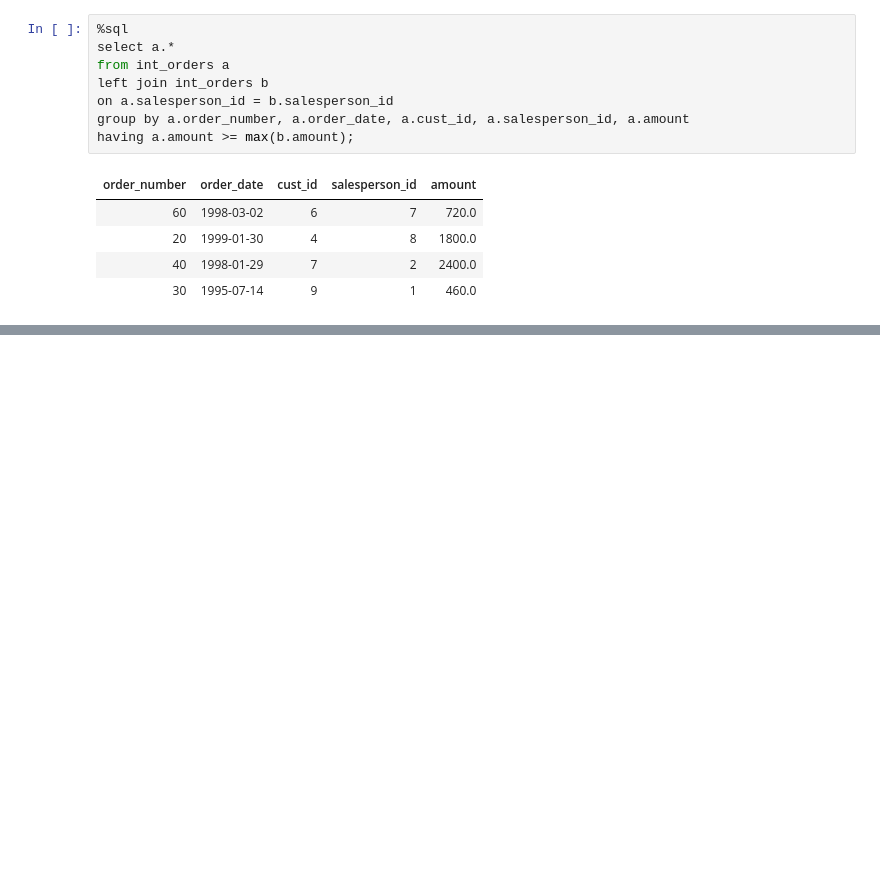
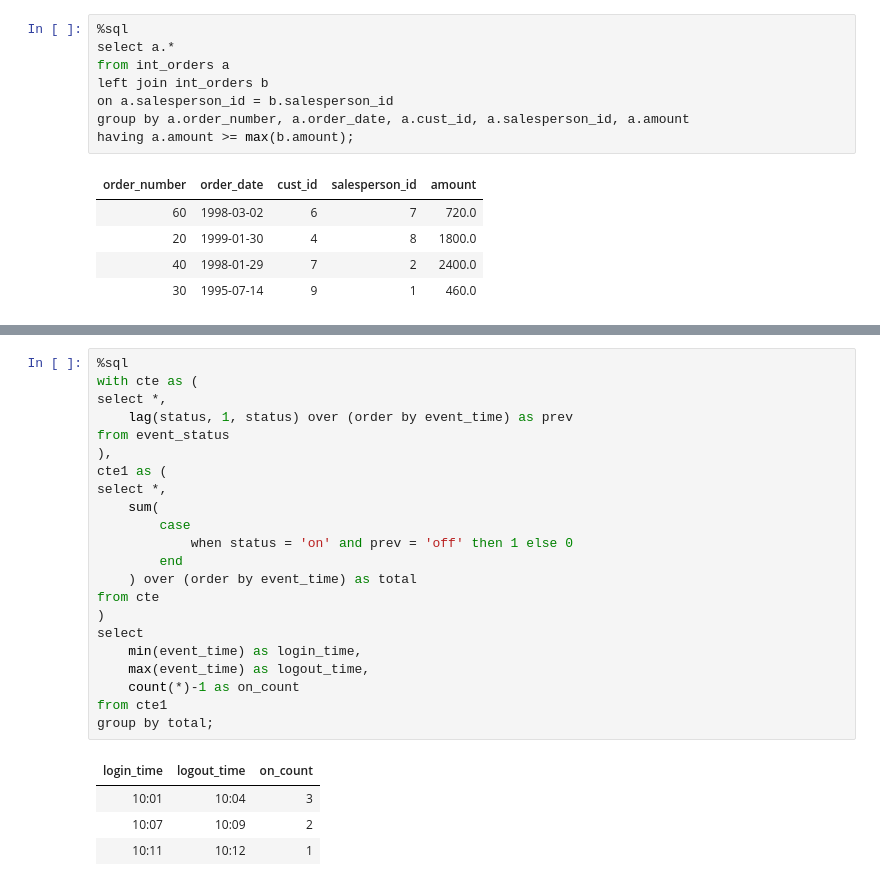
Before and after one commit to Rupam-1/SQL-Pyspark-practise_youtube, a Jupyter notebook: 03. SQL - Part2.ipynb, the cells around one changed output, grey strips where cells are left out. Saved outputs shown, nothing was run; the diff lists cells and outputs as text; blank space fills up the shorter version.

```diff
--- a/03. SQL - Part2.ipynb
+++ b/03. SQL - Part2.ipynb
@@ -1222,0 +1256,27 @@ having a.amount >= max(b.amount);
+# %%
+%sql
+with cte as (
+select *,
+    lag(status, 1, status) over (order by event_time) as prev
+from event_status
+),
+cte1 as (
+select *,
+    sum(
+        case
+            when status = 'on' and prev = 'off' then 1 else 0
+        end
+    ) over (order by event_time) as total
+from cte
+)
+select
+    min(event_time) as login_time,
+    max(event_time) as logout_time,
+    count(*)-1 as on_count
+from cte1
+group by total;
+# %% [output]
+| login_time | logout_time | on_count |
+| 10:01 | 10:04 | 3 |
+| 10:07 | 10:09 | 2 |
+| 10:11 | 10:12 | 1 |
```
Also changed, not shown: parts of 2 cells of this notebook, 1 other file.
